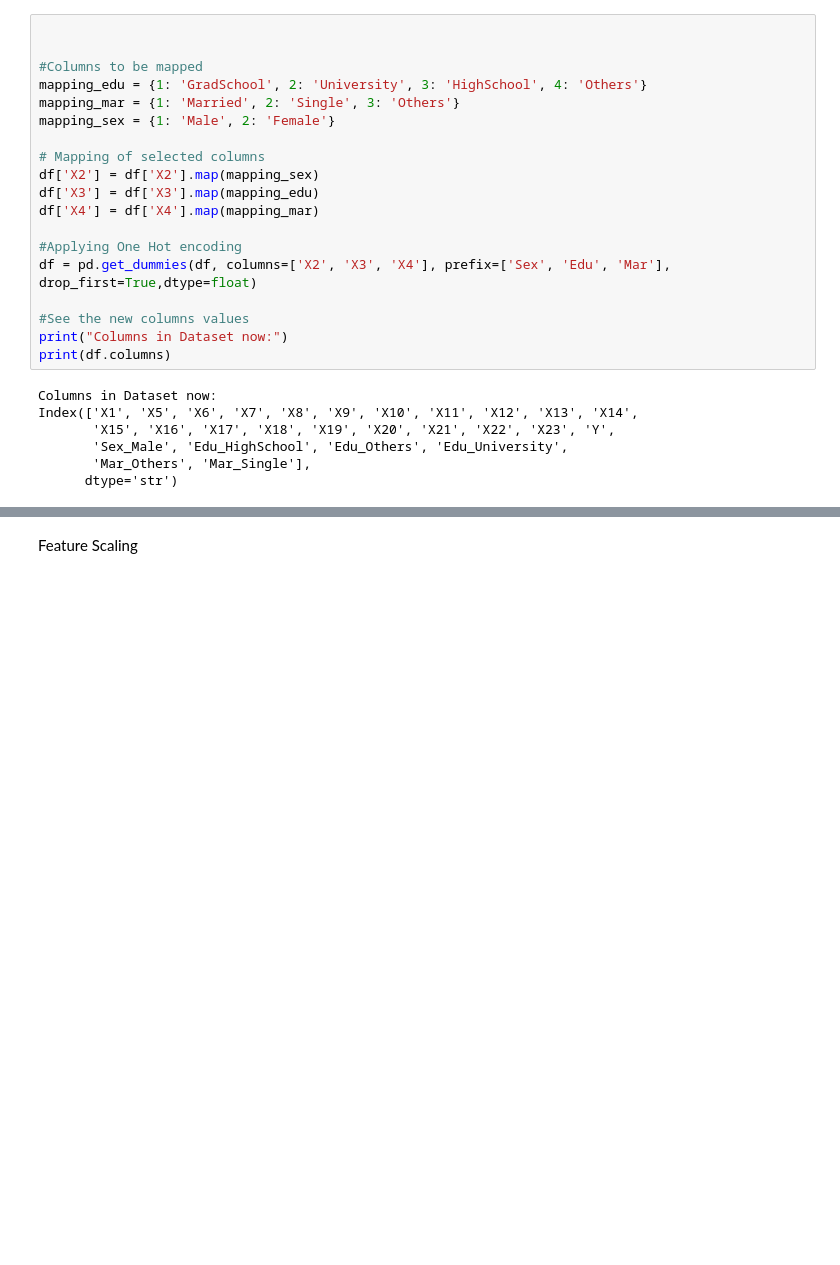
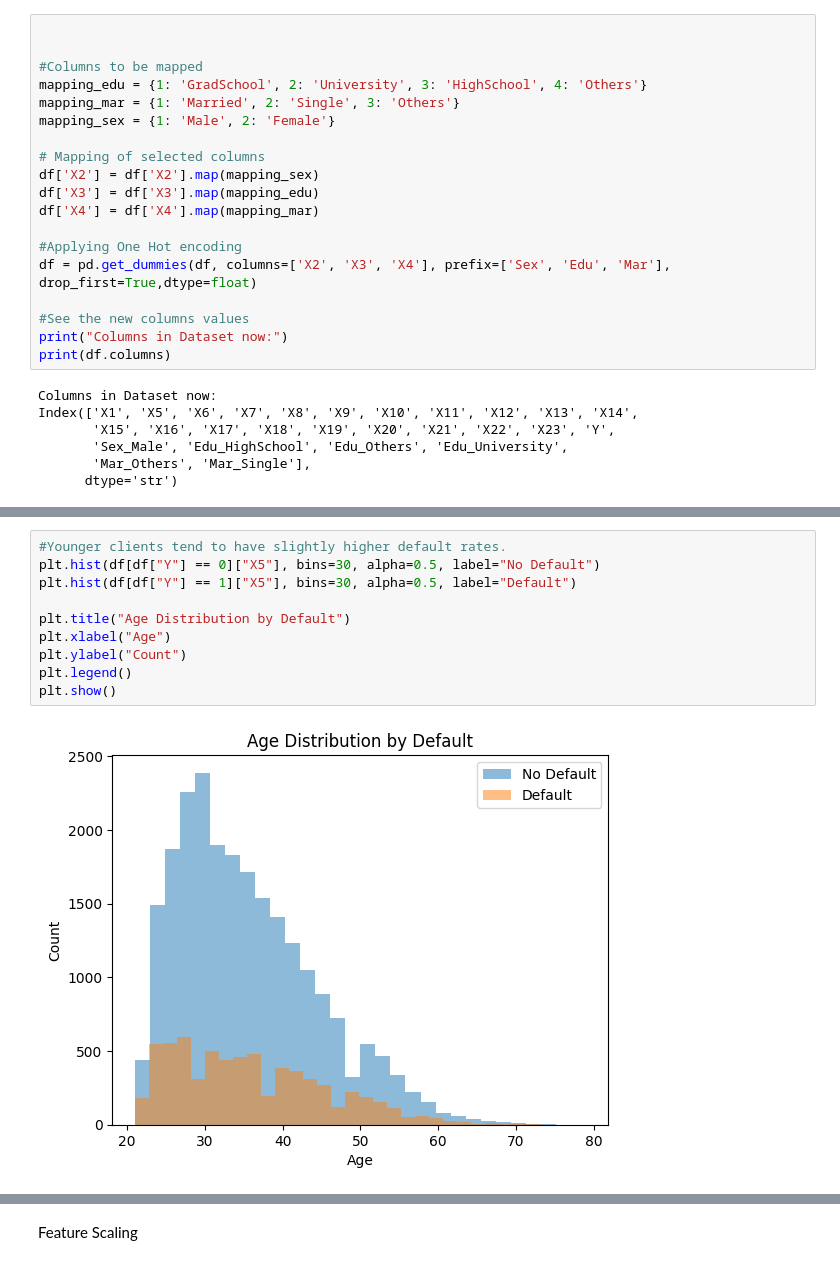
Before and after one commit to AhmedAyman12gh/credit-card-default-prediction, a Jupyter notebook: Phase1.ipynb, the cells around one changed output, grey strips where cells are left out. Cells and saved outputs as stored; diff of their text form; blank space fills up the shorter version.

```diff
--- a/Phase1.ipynb
+++ b/Phase1.ipynb
@@ -205,0 +289,12 @@ Index(['X1', 'X5', 'X6', 'X7', 'X8', 'X9', 'X10', 'X11', 'X12', 'X13', 'X14',
+# %%
+#Younger clients tend to have slightly higher default rates.
+plt.hist(df[df["Y"] == 0]["X5"], bins=30, alpha=0.5, label="No Default")
+plt.hist(df[df["Y"] == 1]["X5"], bins=30, alpha=0.5, label="Default")
+
+plt.title("Age Distribution by Default")
+plt.xlabel("Age")
+plt.ylabel("Count")
+plt.legend()
+plt.show()
+# %% [output]
+[figure, added]
```
Also changed, not shown: parts of 15 cells of this notebook.
